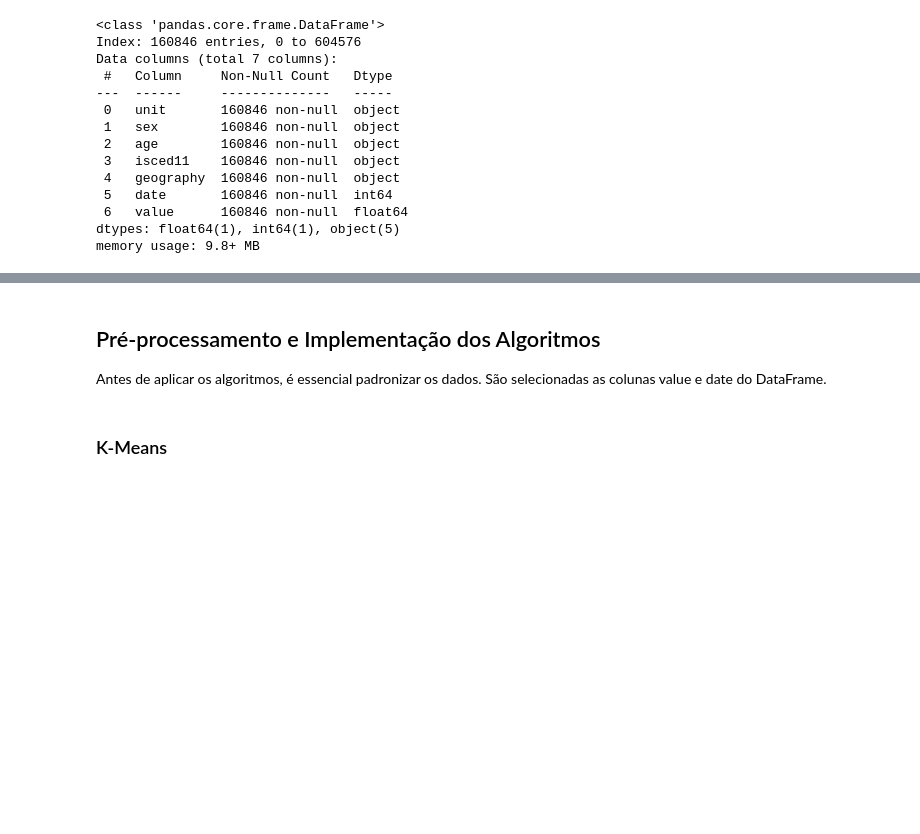
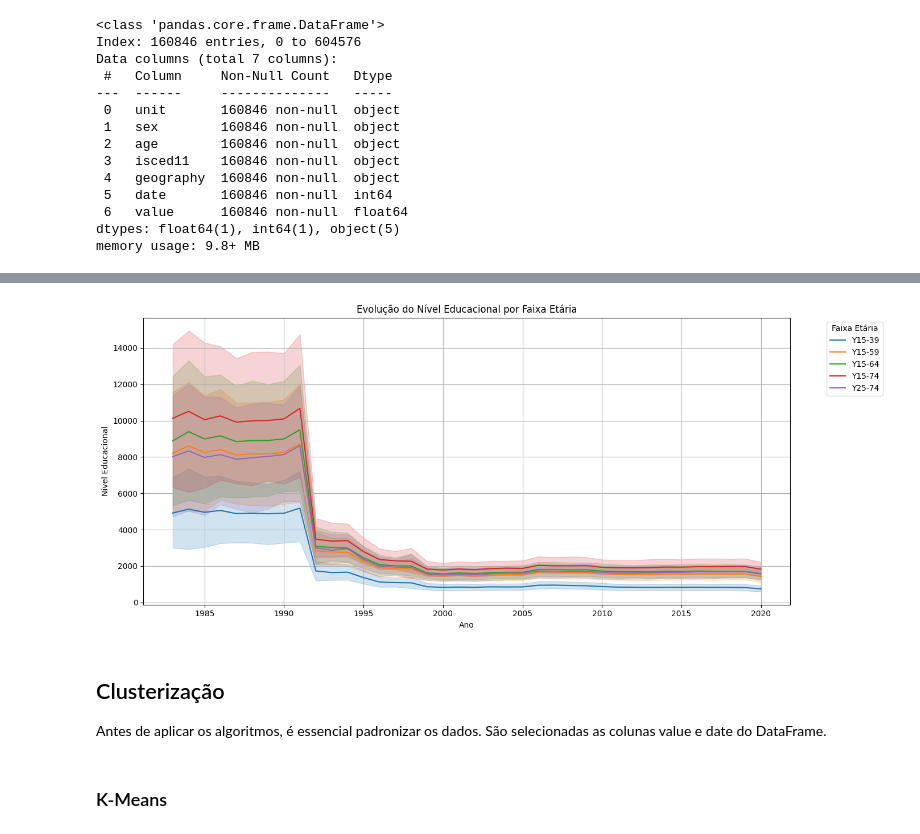
Before and after one commit to FelipeSteudel/Felipe_Steudel-CA1-ML_for_Business, a Jupyter notebook: Felipe Steudel - CA1 - Machine Learning for Business.ipynb, the cells around one changed output, grey strips where cells are left out. Saved outputs shown, nothing was run; the diff lists cells and outputs as text; code cells hidden in the pictures; blank space fills up the shorter version.

```diff
--- a/Felipe Steudel - CA1 - Machine Learning for Business.ipynb
+++ b/Felipe Steudel - CA1 - Machine Learning for Business.ipynb
@@ -315,5 +363,25 @@ memory usage: 9.8+ MB
+# %%
+# Top 5 faixas etárias com mais registros
+top_ages = df['age'].value_counts().head(5).index
+df_top_age = df[df['age'].isin(top_ages)]
+# %%
+# Plot
+plt.figure(figsize=(14, 6))
+plot = sns.lineplot(data=df_top_age, x='date', y='value', hue='age')
+plt.title("Evolução do Nível Educacional por Faixa Etária")
+plt.ylabel("Nível Educacional")
+plt.xlabel("Ano")
+plt.grid(True)
+
+# Legenda fora do gráfico
+plt.legend(title="Faixa Etária", bbox_to_anchor=(1.05, 1), loc='upper left')
+
+plt.tight_layout()
+plt.show()
+# %% [output]
+[figure, added]
 # %% [markdown]
-## Pré-processamento e Implementação dos Algoritmos
+## Clusterização
 Antes de aplicar os algoritmos, é essencial padronizar os dados. São selecionadas as colunas value e date do DataFrame.
 # %%
 # Seleciona as colunas 'value' e 'date'
```
Also changed, not shown: parts of 8 cells of this notebook.
